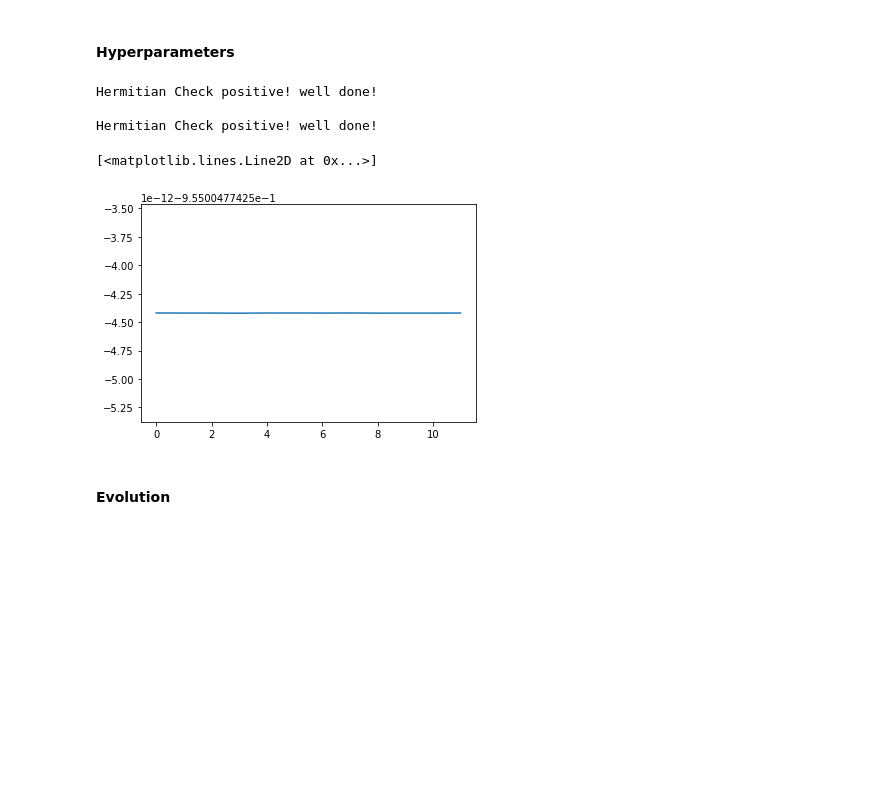
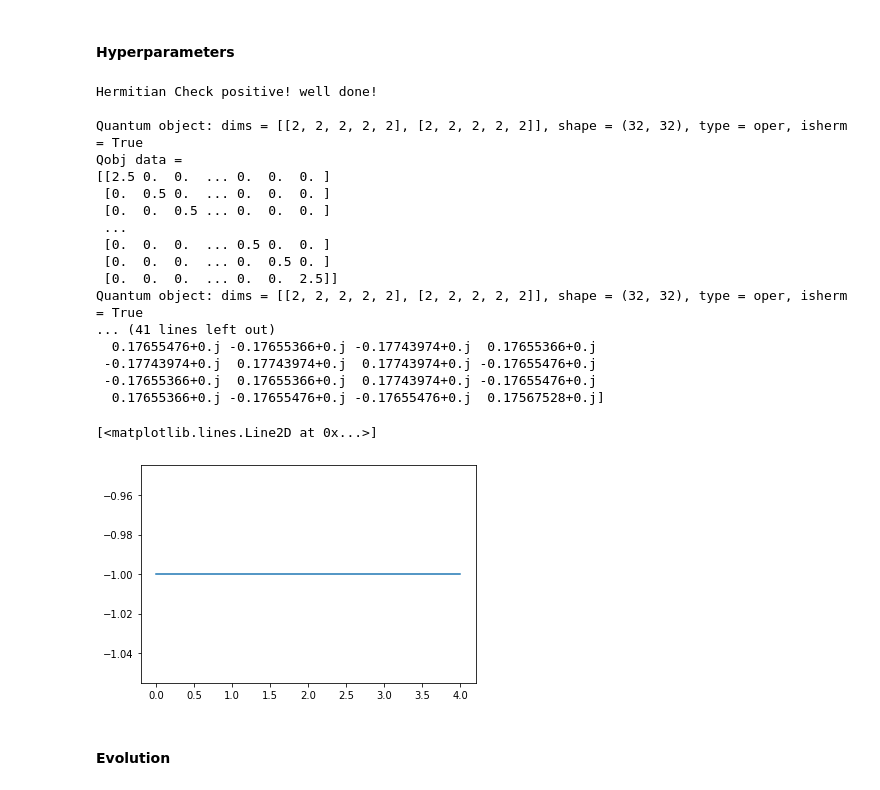
Before and after one commit to emacosta95/ManyBodySystemQutip, a Jupyter notebook: dynamics.ipynb, the cells around one changed output. Cells and saved outputs as stored; diff of their text form; code cells hidden in the pictures; blank space fills up the shorter version.

Commit message:
check the td hamiltonian case

```diff
--- a/dynamics.ipynb
+++ b/dynamics.ipynb
@@ -13,18 +13,19 @@ from qutip.solver import Options
 # %% [markdown]
 #### Hyperparameters
 # %%
-size:int=12
+size:int=5
 pbc:bool=False
-j:float=1.
+j:float=-1.
 coupling_noise:float=1.
 dir_coupling:Tuple[str]=('x','x')
 dir_field:str='z'
 
+tf=10.
+dt=0.001
+t:np.ndarray = np.linspace(0, tf, int(tf/dt))
+hi:float=100.
+hf:float=1.
 
-t:np.ndarray = np.linspace(0, 15, 10000)
-hi:float=1.
-hf:float=2.
-gamma:float=2.
 
 #observables
 obs:List[qutip.Qobj]=[]
@@ -38,54 +39,78 @@ class RealQuench:
         self,
         hi: Union[float, np.ndarray],
         hf: Union[float, np.ndarray],
-        gamma: float,
     ) -> None:
 
         self.hi: Union[np.ndarray, float] = hi
         self.hf: Union[np.ndarray, float] = hf
-        self.gamma: float = gamma
 
     def field(self, t: float,args) -> Union[np.ndarray, float]:
+        if t==0:
+            return self.hi
+        else:
+            return self.hf
 
-        return (
-            np.exp(-1 * (t * self.gamma)) * self.hi
-            + (1 - np.exp(-1 * (t * self.gamma))) * self.hf
-        )
 
-ham0=SpinHamiltonian(direction_couplings=[('z','z')],field_directions=['z'],field_values=[1.],pbc=True,coupling_values=[1.],size=size)
-h1=SpinHamiltonian(field_directions=['x'],field_values=[0.5],size=size,pbc=True)
+ham0=SpinHamiltonian(direction_couplings=[('z','z')],pbc=True,coupling_values=[1/2],size=size,verbose=1)
+h1=SpinHamiltonian(field_directions=['x'],field_values=[1/2],size=size,pbc=False,verbose=1)
 
-field_coeff=RealQuench(hi=hi,hf=hf,gamma=gamma)
+print(ham0.qutip_op)
+print(h1.qutip_op)
+
+field_coeff=RealQuench(hi=hi,hf=hf)
 
 ham=[ham0.qutip_op,[h1.qutip_op,field_coeff.field]]
 
-_,psi0=np.linalg.eigh(ham0.qutip_op+5.*h1.qutip_op)
+print(ham0.qutip_op+h1.qutip_op)
+_,psi0=np.linalg.eigh(ham0.qutip_op+100*h1.qutip_op)
 
+eig,eigvectors=np.linalg.eigh(ham0.qutip_op+h1.qutip_op)
 
+print('eig=',eig,'eigvectors=',eigvectors,'\n')
 
-psi0=psi0[:,0]
+i_min=np.argmin(eig)
+
+print(i_min)
+
+psi0=psi0[:,i_min]
+
+print(psi0)
 
 
 psi=qutip.Qobj(psi0,shape=psi0.shape,dims=([[2 for i in range(size)],[1]]))
 
 for r in np.isnan(psi0):
     if r==True:
         print(r)
 
 x_gs=[]
 
 for i in range(size):
-    x=SpinOperator(index=[('x',i)],coupling=[1.],size=size,verbose=1)
+    x=SpinOperator(index=[('x',i)],coupling=[1],size=size,verbose=1)
     obs.append(x.qutip_op)
     x_gs.append(x.expect_value(psi))
 
 plt.plot(x_gs)
 # %% [output]
 Hermitian Check positive! well done!
 
-Hermitian Check positive! well done!
+Quantum object: dims = [[2, 2, 2, 2, 2], [2, 2, 2, 2, 2]], shape = (32, 32), type = oper, isherm = True
+Qobj data =
+[[2.5 0.  0.  ... 0.  0.  0. ]
+ [0.  0.5 0.  ... 0.  0.  0. ]
+ [0.  0.  0.5 ... 0.  0.  0. ]
+ ...
+ [0.  0.  0.  ... 0.5 0.  0. ]
+ [0.  0.  0.  ... 0.  0.5 0. ]
+ [0.  0.  0.  ... 0.  0.  2.5]]
+Quantum object: dims = [[2, 2, 2, 2, 2], [2, 2, 2, 2, 2]], shape = (32, 32), type = oper, isherm = True
+... (41 lines left out)
+  0.17655476+0.j -0.17655366+0.j -0.17743974+0.j  0.17655366+0.j
+ -0.17743974+0.j  0.17743974+0.j  0.17743974+0.j -0.17655476+0.j
+ -0.17655366+0.j  0.17655366+0.j  0.17743974+0.j -0.17655476+0.j
+  0.17655366+0.j -0.17655476+0.j -0.17655476+0.j  0.17567528+0.j]
 [<matplotlib.lines.Line2D at 0x...>]
-[figure, old version]
+[figure, new version]
 # %% [markdown]
 #### Evolution
 # %%
```
Also changed, not shown: parts of 2 cells of this notebook, 1 other file.
